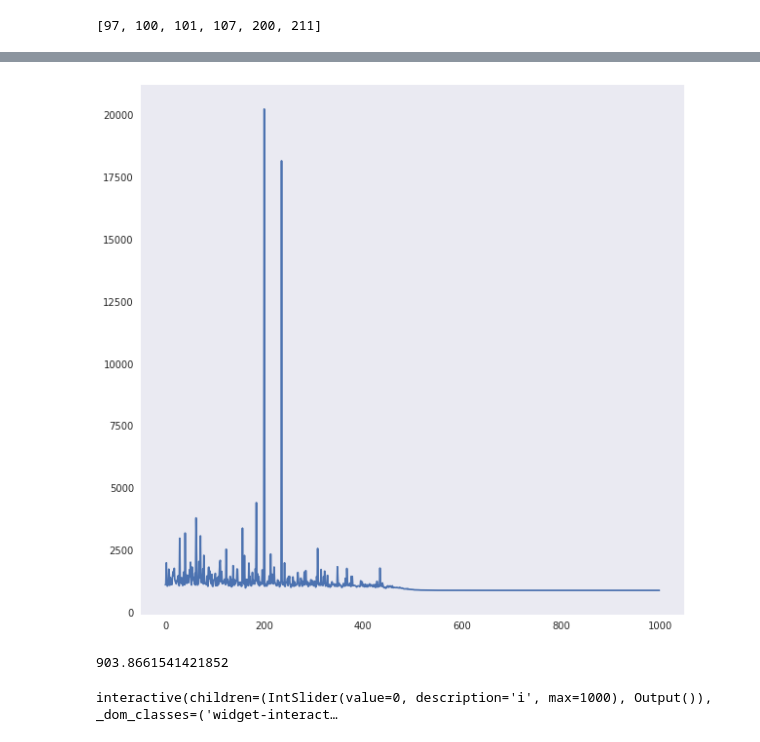
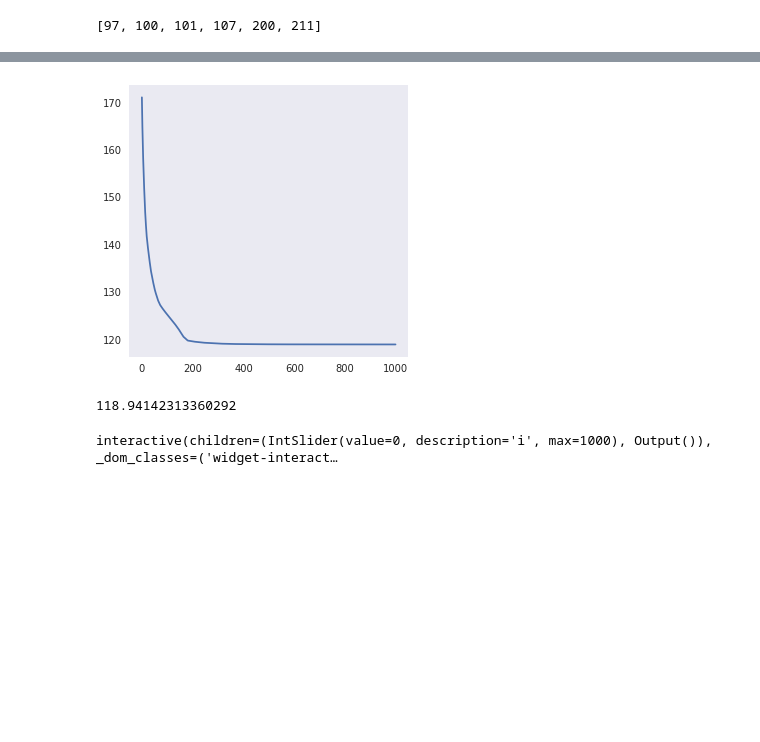
Before and after one commit to popoiopo/StochasticSim, a Jupyter notebook: Lennart/Opd 3/Untitled.ipynb, the cells around one changed output, grey strips where cells are left out. Drawn from its saved outputs; the diff is of its cells as text; code cells hidden in the pictures; blank space fills up the shorter version.

```diff
--- a/Lennart/Opd 3/Untitled.ipynb
+++ b/Lennart/Opd 3/Untitled.ipynb
@@ -332,8 +332,8 @@ def move(k, coord, temp, rate):
     newPoint = k + F
     norm = 0.2
     #     print(temp)
-    xr = temp * random.uniform(-1, 1)
-    yr = temp * random.uniform(-1, 1)
+    xr = rate * random.uniform(-1, 1)
+    yr = rate * random.uniform(-1, 1)
     # #     print(xr)
     newPoint += [xr, yr]
     if not incircle(newPoint, radius):
@@ -363,44 +363,43 @@ def changeCoord(coord, temp, rate):
 
 coordList = []
 radius = 1
-pointsNum = 40
+pointsNum = 16
 iterations = 1000
 rate = 0.0005
 schemeData = getScheme_data(iterations, plot="No")
 
 for i in range(pointsNum):
     coordList.append(spawn(radius))
 coordList = np.array(coordList)
 
 # 2 points:
 # coordList = [[-1,0], [-0.5,0]]
 # coordList = [[-1,0], [-0.5,0.3]]
 # coordList = [[0.2,0.2], [-0.5,0.3]]
 
 # 3 points:
 # coordList = [[0.2,0.2], [-0.5,0.3], [-0.1, -0.2]]
 coordList = np.array(coordList)
 
 # print(coordList)
 # plot(coordList)
 
 coordListList = [coordList]
 checklist = []
 for i in range(iterations):
-    temp = max(
-        np.exp(-i / iterations) - ((3 * i) / iterations) * (1 / math.e), 0)
-    #     temp = schemeData[i]
-    #     temp = 0
+#     temp = max(np.exp(-i / iterations) - ((3 * i) / iterations) * (1 / math.e), 0)
+    temp = schemeData[i]
+#     temp = 0
     coordList = changeCoord(coordList, temp, rate)
     coordListList.append(coordList)
     checklist.append(checkScore(coordList))
 #     print("-------------------------------")
 plt.plot(checklist)
 plt.show()
 print(checklist[-1])
 # %% [output]
-[figure, old version]
+[figure, new version]
-903.8661541421852
+118.94142313360292
 # %%
 from ipywidgets import interact, interactive, fixed, interact_manual
 import ipywidgets as widgets
```
Also changed, not shown: parts of 3 cells of this notebook, 7 other files.
